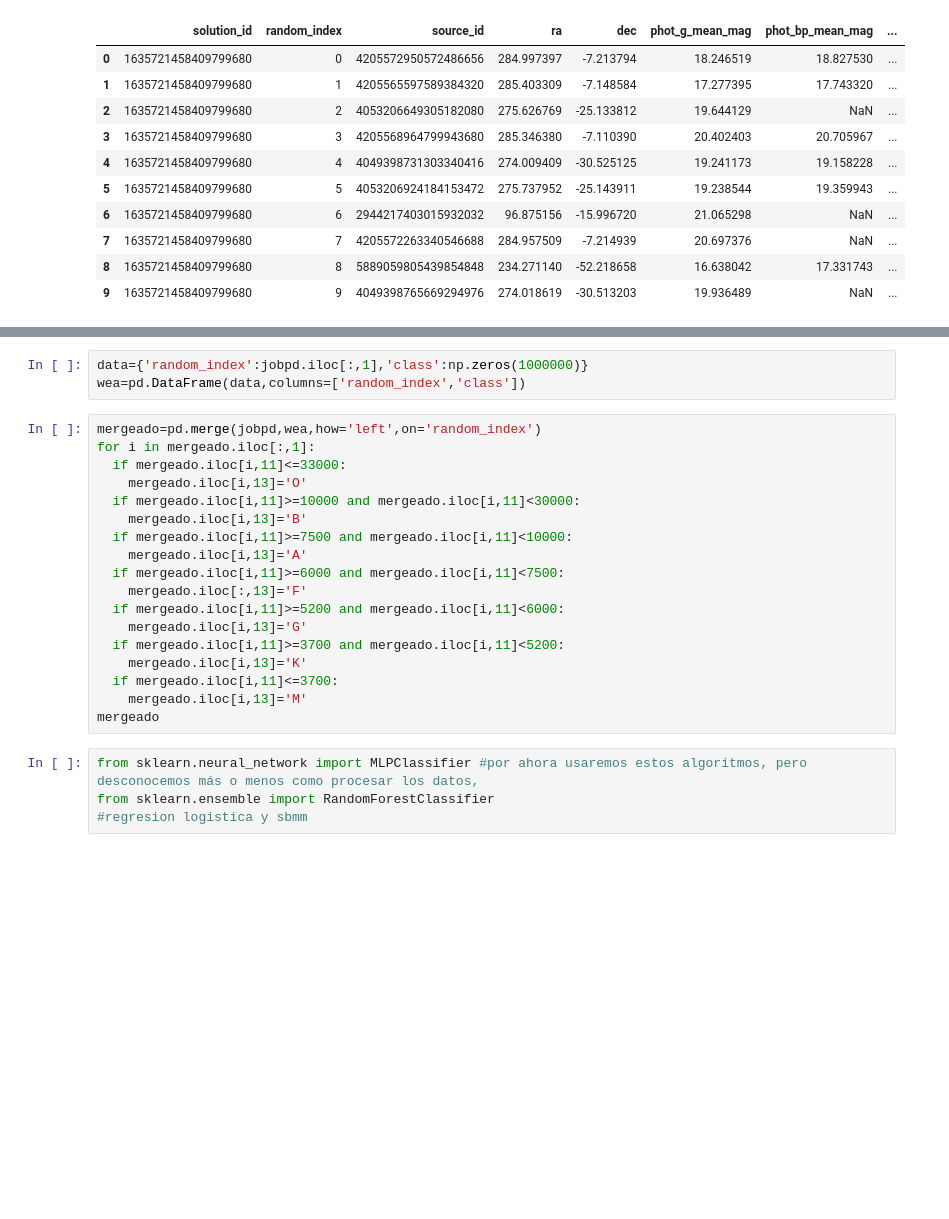
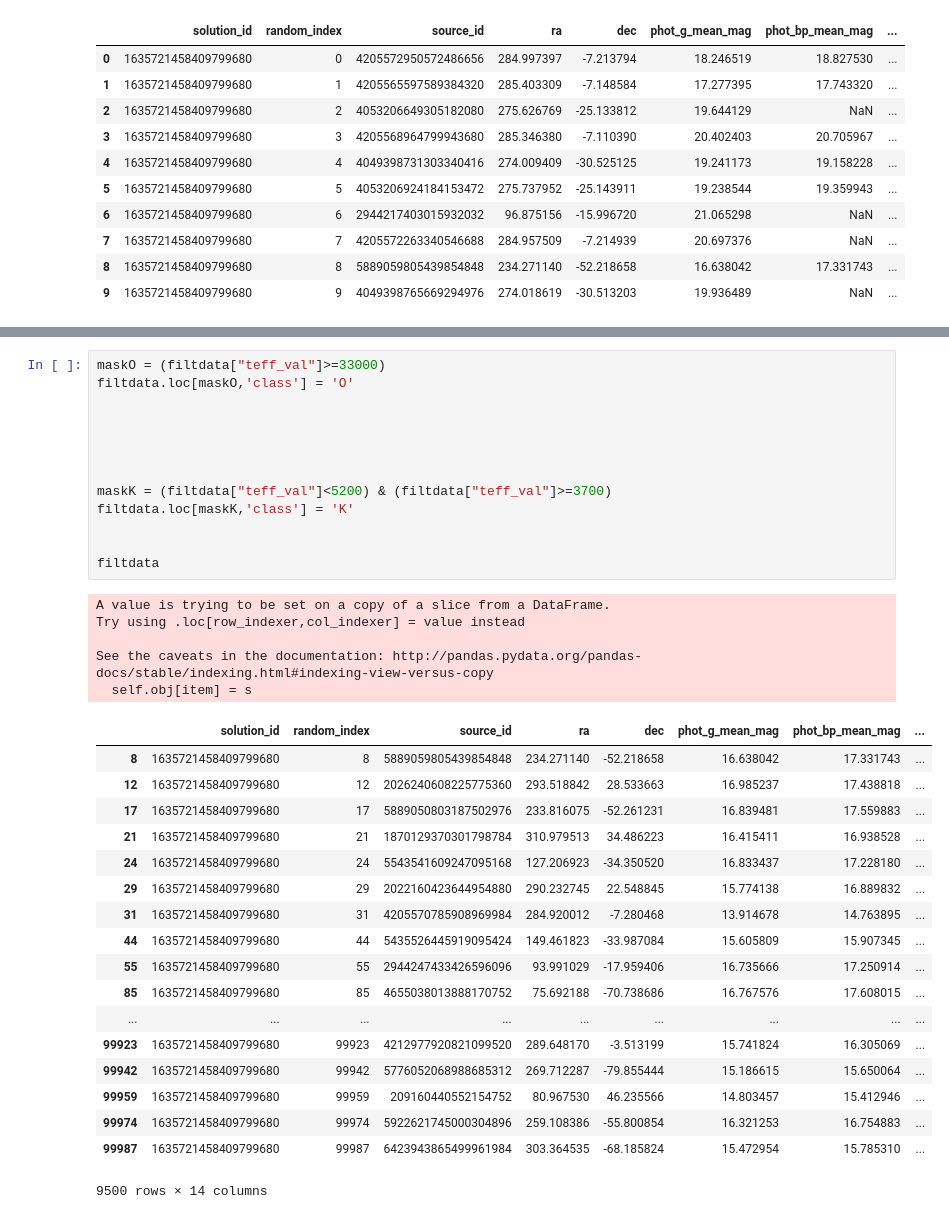
Before and after one commit to astrodatos/proyecto_iluminatiuwu, a Jupyter notebook: Algoritmo_(beta).ipynb, the cells around one changed output, grey strips where cells are left out. Saved outputs shown, nothing was run; the diff lists cells and outputs as text; blank space fills up the shorter version.

```diff
--- a/Algoritmo_(beta).ipynb
+++ b/Algoritmo_(beta).ipynb
@@ -87,25 +115,37 @@ pd.Series.count(jobpd.iloc[:,11]) #con esto obtenemos el número de estrellas qu
-# %%
-data={'random_index':jobpd.iloc[:,1],'class':np.zeros(1000000)}
-wea=pd.DataFrame(data,columns=['random_index','class'])
-# %%
-mergeado=pd.merge(jobpd,wea,how='left',on='random_index')
-for i in mergeado.iloc[:,1]:
-  if mergeado.iloc[i,11]<=33000:
-    mergeado.iloc[i,13]='O'
-  if mergeado.iloc[i,11]>=10000 and mergeado.iloc[i,11]<30000:
-    mergeado.iloc[i,13]='B'
-  if mergeado.iloc[i,11]>=7500 and mergeado.iloc[i,11]<10000:
-    mergeado.iloc[i,13]='A'
-  if mergeado.iloc[i,11]>=6000 and mergeado.iloc[i,11]<7500:
-    mergeado.iloc[:,13]='F'
-  if mergeado.iloc[i,11]>=5200 and mergeado.iloc[i,11]<6000:
-    mergeado.iloc[i,13]='G'
-  if mergeado.iloc[i,11]>=3700 and mergeado.iloc[i,11]<5200:
-    mergeado.iloc[i,13]='K'
-  if mergeado.iloc[i,11]<=3700:
-    mergeado.iloc[i,13]='M'
-mergeado
-# %%
-from sklearn.neural_network import MLPClassifier #por ahora usaremos estos algoritmos, pero desconocemos más o menos como procesar los datos,
-from sklearn.ensemble import RandomForestClassifier
-#regresion logistica y sbmm
+# %%
+maskO = (filtdata["teff_val"]>=33000)
+filtdata.loc[maskO,'class'] = 'O'
+
+
+
+
+
+maskK = (filtdata["teff_val"]<5200) & (filtdata["teff_val"]>=3700)
+filtdata.loc[maskK,'class'] = 'K'
+
+
+filtdata
+# %% [output]
+A value is trying to be set on a copy of a slice from a DataFrame.
+Try using .loc[row_indexer,col_indexer] = value instead
+
+See the caveats in the documentation: http://pandas.pydata.org/pandas-docs/stable/indexing.html#indexing-view-versus-copy
+  self.obj[item] = s
+|  | solution_id | random_index | source_id | ra | dec | phot_g_mean_mag | phot_bp_mean_mag | ... |
+| 8 | 1635721458409799680 | 8 | 5889059805439854848 | 234.271140 | -52.218658 | 16.638042 | 17.331743 | ... |
+| 12 | 1635721458409799680 | 12 | 2026240608225775360 | 293.518842 | 28.533663 | 16.985237 | 17.438818 | ... |
+| 17 | 1635721458409799680 | 17 | 5889050803187502976 | 233.816075 | -52.261231 | 16.839481 | 17.559883 | ... |
+| 21 | 1635721458409799680 | 21 | 1870129370301798784 | 310.979513 | 34.486223 | 16.415411 | 16.938528 | ... |
+| 24 | 1635721458409799680 | 24 | 5543541609247095168 | 127.206923 | -34.350520 | 16.833437 | 17.228180 | ... |
+| 29 | 1635721458409799680 | 29 | 2022160423644954880 | 290.232745 | 22.548845 | 15.774138 | 16.889832 | ... |
+| 31 | 1635721458409799680 | 31 | 4205570785908969984 | 284.920012 | -7.280468 | 13.914678 | 14.763895 | ... |
+| 44 | 1635721458409799680 | 44 | 5435526445919095424 | 149.461823 | -33.987084 | 15.605809 | 15.907345 | ... |
+| 55 | 1635721458409799680 | 55 | 2944247433426596096 | 93.991029 | -17.959406 | 16.735666 | 17.250914 | ... |
+| 85 | 1635721458409799680 | 85 | 4655038013888170752 | 75.692188 | -70.738686 | 16.767576 | 17.608015 | ... |
+| ... | ... | ... | ... | ... | ... | ... | ... | ... |
+| 99923 | 1635721458409799680 | 99923 | 4212977920821099520 | 289.648170 | -3.513199 | 15.741824 | 16.305069 | ... |
+| 99942 | 1635721458409799680 | 99942 | 5776052068988685312 | 269.712287 | -79.855444 | 15.186615 | 15.650064 | ... |
+| 99959 | 1635721458409799680 | 99959 | 209160440552154752 | 80.967530 | 46.235566 | 14.803457 | 15.412946 | ... |
+| 99974 | 1635721458409799680 | 99974 | 5922621745000304896 | 259.108386 | -55.800854 | 16.321253 | 16.754883 | ... |
+| 99987 | 1635721458409799680 | 99987 | 6423943865499961984 | 303.364535 | -68.185824 | 15.472954 | 15.785310 | ... |
+9500 rows × 14 columns
```
Also changed, not shown: parts of 5 cells of this notebook.
